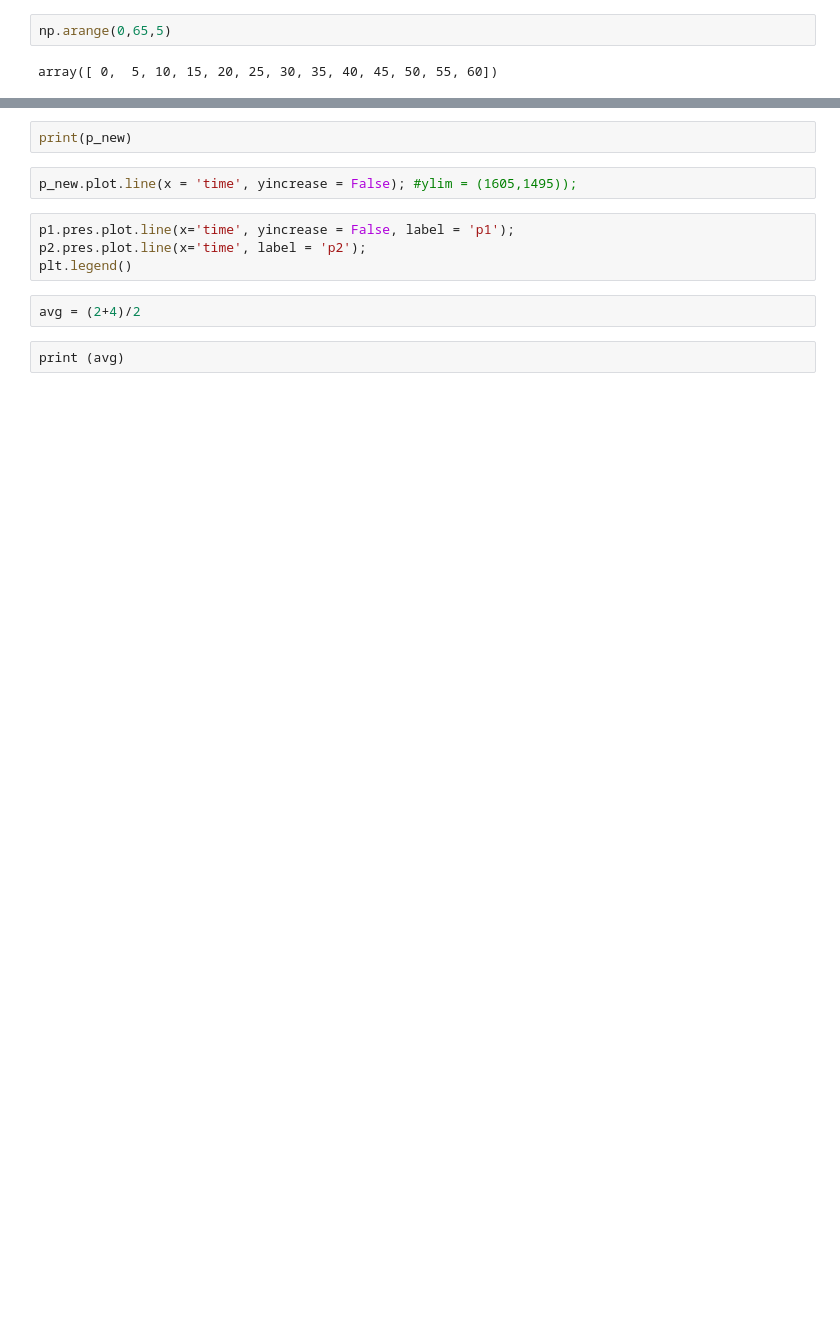
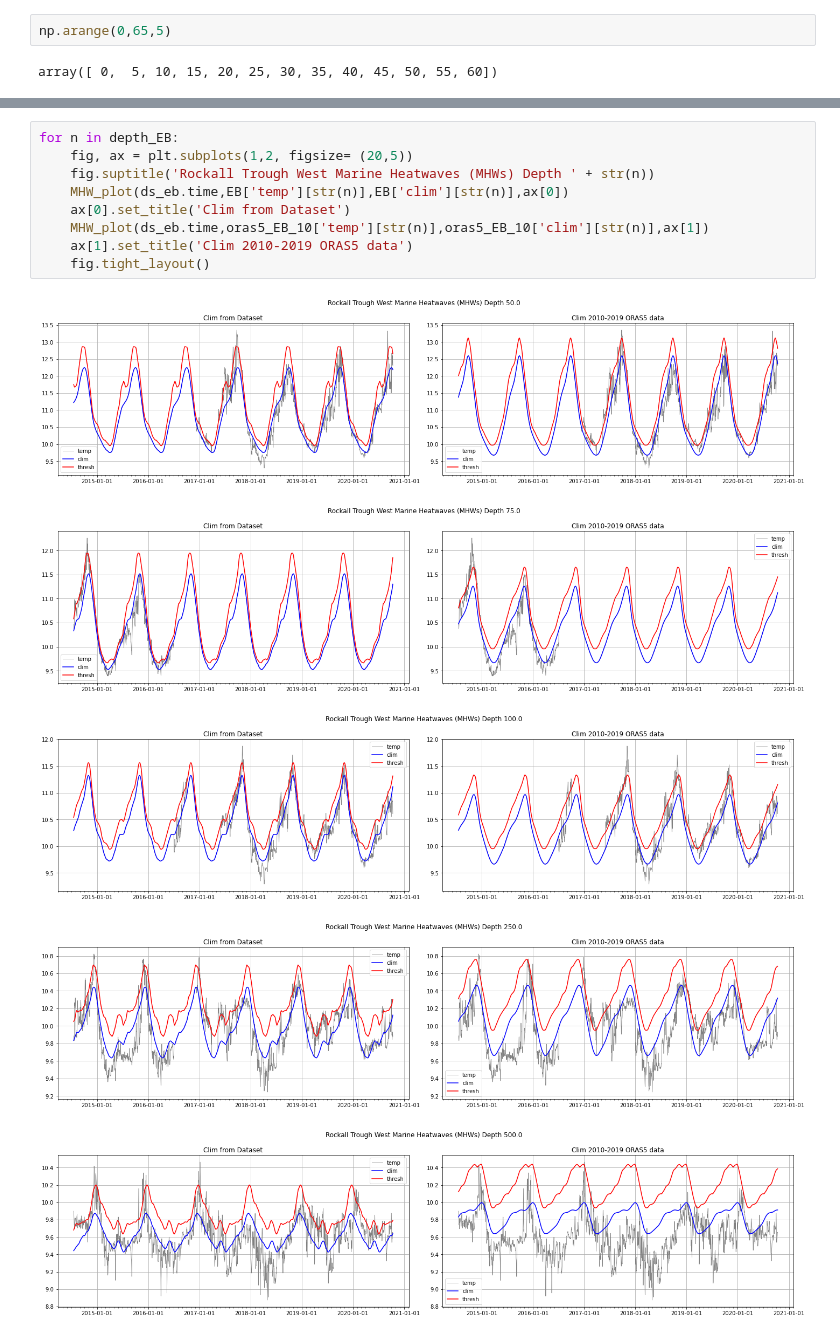
Before and after one commit to Marie-Louise-Korte/Rockall_Trough_MHW, a Jupyter notebook: RT_instrument_data.ipynb, the cells around one changed output, grey strips where cells are left out. Saved outputs shown, nothing was run; the diff lists cells and outputs as text; blank space fills up the shorter version.

```diff
--- a/RT_instrument_data.ipynb
+++ b/RT_instrument_data.ipynb
@@ -375,12 +412,15 @@ p2
-# %%
-print(p_new)
-# %%
-p_new.plot.line(x = 'time', yincrease = False); #ylim = (1605,1495));
-# %%
-p1.pres.plot.line(x='time', yincrease = False, label = 'p1');
-p2.pres.plot.line(x='time', label = 'p2');
-plt.legend()
-# %%
-avg = (2+4)/2
-# %%
-print (avg)
+# %%
+for n in depth_EB:
+    fig, ax = plt.subplots(1,2, figsize= (20,5))
+    fig.suptitle('Rockall Trough West Marine Heatwaves (MHWs) Depth ' + str(n))
+    MHW_plot(ds_eb.time,EB['temp'][str(n)],EB['clim'][str(n)],ax[0])
+    ax[0].set_title('Clim from Dataset')
+    MHW_plot(ds_eb.time,oras5_EB_10['temp'][str(n)],oras5_EB_10['clim'][str(n)],ax[1])
+    ax[1].set_title('Clim 2010-2019 ORAS5 data')
+    fig.tight_layout()
+# %% [output]
+[figure, added]
+[figure, added]
+[figure, added]
+[figure, added]
+[figure, added]
```
Also changed, not shown: parts of 30 cells of this notebook.
